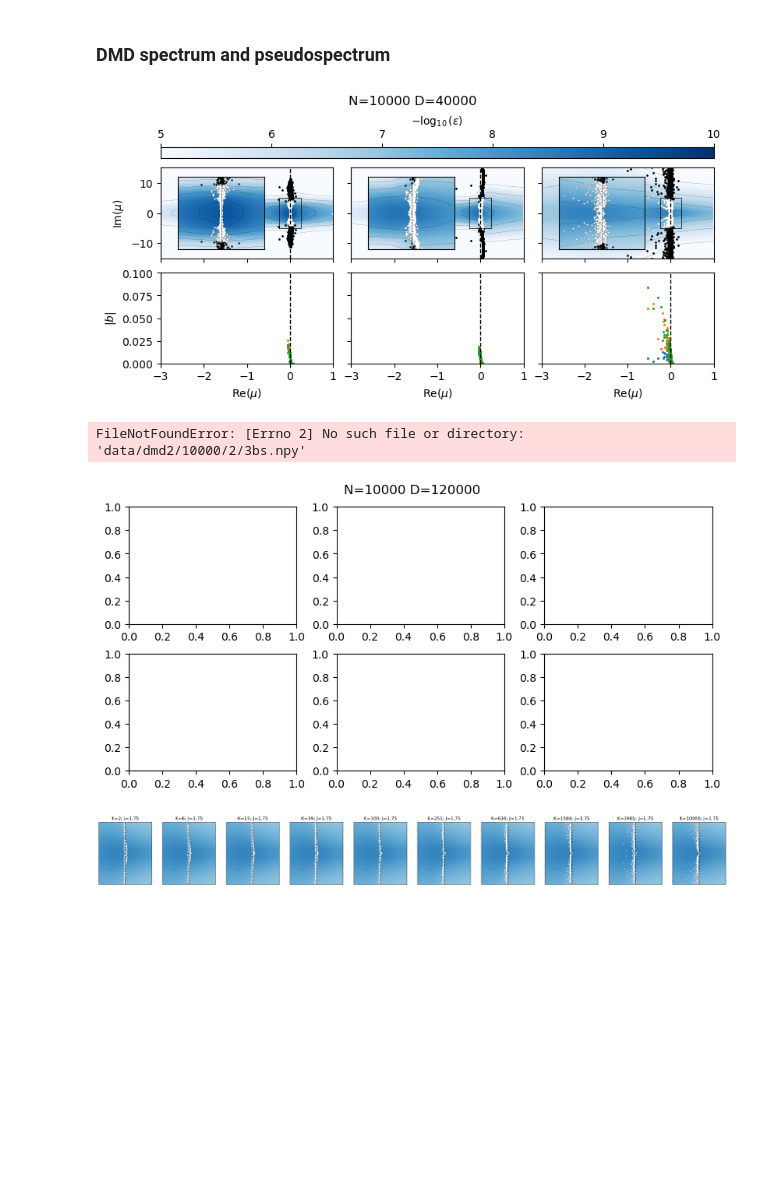
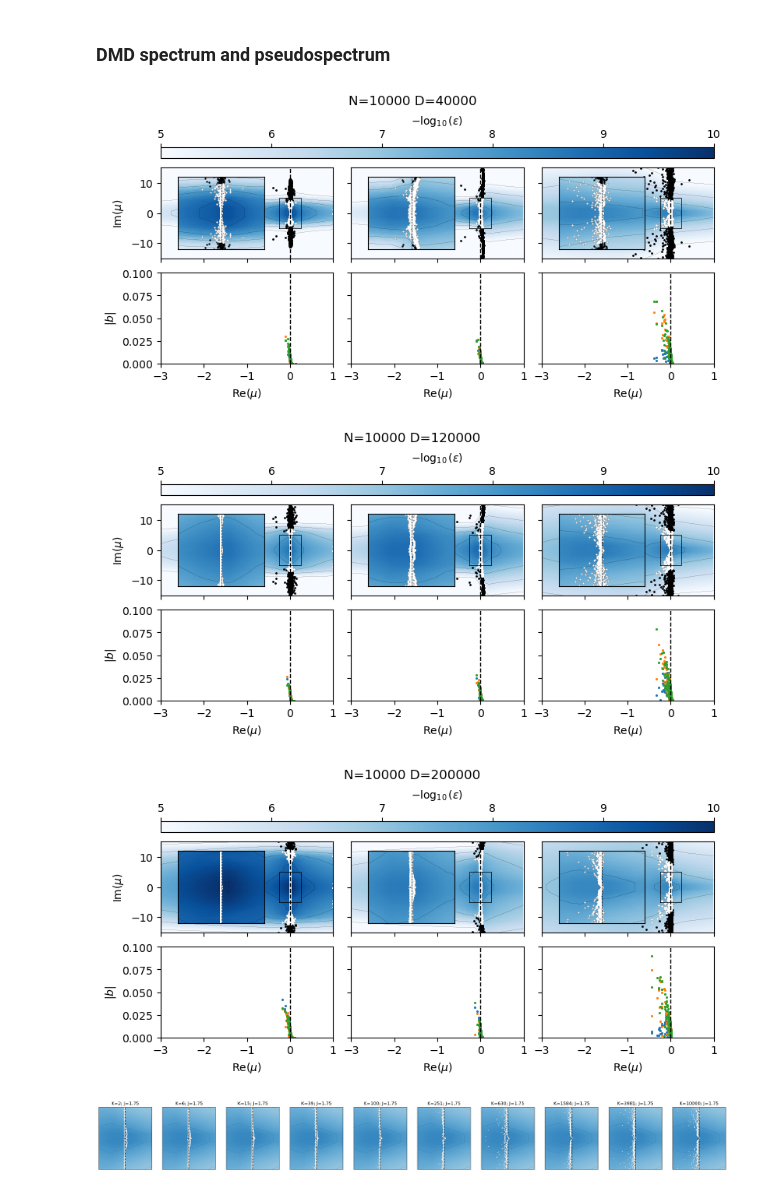
Before and after one commit to znicolaou/kuramoto_dmd, a Jupyter notebook: dmdplot.ipynb, the cells around one changed output. Cells and saved outputs as stored; diff of their text form; code cells hidden in the pictures; blank space fills up the shorter version.

Commit message:
tested data generation

```diff
--- a/dmdplot.ipynb
+++ b/dmdplot.ipynb
@@ -86,8 +86,7 @@ resmax=1E-10
 rescrit=2E-7
 filebases=['data/dmd2/10000/2','data/dmd/10000/2','data/dmd/10000/10000']
 # %%
-# for D in ['1','2','3','4','5']:
-for D in ['1']:
+for D in ['1','2','3','4','5']:
     for filebase0 in filebases:
         phis=np.load('%s/%sphis.npy'%(filebase0,D))
         phitildes=np.load('%s/%sphitildes.npy'%(filebase0,D))
@@ -97,10 +96,7 @@ for D in ['1']:
         lengths=np.load('%s/%slengths.npy'%(filebase0,D))
         Ndict=phis.shape[0]
         inds=np.where(res<rescrit)[0]
-        if D=='5':
-            starts=np.array([0]+np.cumsum(lengths-1).tolist())
-        else:
-            starts=np.arange(numtraj+1)
+        starts=np.array([0]+np.cumsum(lengths-1).tolist())
 
         for n in range(numtraj):
             print(filebase0,D,n,end='          \r')
@@ -117,7 +113,7 @@ for D in ['5']:
     if M==0:
         fig.suptitle('N=%i D=%i'%(N,N*2))
     else:
-        fig.suptitle('N=%i D=%i'%(N,N*2*M+N/2*4*M))
+        fig.suptitle('N=%i D=%i'%(N,N*2*M+N/2*2*M))
 
     for m in range(len(filebases)):
         filebase0=filebases[m]
@@ -183,7 +179,7 @@ for D in ['1','2','3','4','5']:
     if M==0:
         d=N*2
     else:
-        d=N*2*M+N/2*4*M
+        d=N*2*M+N/2*2s*M
 
     for m in range(len(filebases)):
         filebase0=filebases[m]
@@ -233,11 +229,7 @@ for D in ['1','3','5']:
         pseudo1=np.load('%s/%spseudo.npy'%(filebase0,D))
         zs1=np.load('%s/%szs.npy'%(filebase0,D))
         lengths=np.load('%s/%slengths.npy'%(filebase0,D))
-        if D=='5':
-            starts=np.array([0]+np.cumsum(lengths-1).tolist())
-        else:
-            starts=np.arange(numtraj+1)
-
+        starts=np.array([0]+np.cumsum(lengths-1).tolist())
 
         plt.subplot(2,3,4+l)
 
@@ -290,36 +282,36 @@ for D in ['1','3','5']:
 
 
 
         if l>0:
             plt.gca().set_yticklabels([])
         else:
             plt.ylabel(r'$\mathrm{Im}({\mu})$')
         plt.gca().set_xticklabels('')
 
 
         ins_ax = plt.gca().inset_axes([0.1, 0.1, 0.5, 0.8])
         ins_ax.tripcolor(X2.ravel(),Y2.ravel(),C2,cmap='Blues',zorder=-6,vmin=-np.log(resmin)/np.log(10),vmax=-np.log(resmax)/np.log(10))
         ins_ax.tricontour(np.real(np.log(zs1)/dt),np.imag(np.log(zs1)/dt),np.log(1/np.array(pseudo1))/np.log(10),levels=levels,colors=('k',),extend='max',linewidths=0.1,zorder=-5)
         ins_ax.set_rasterization_zorder(0)
         ins_ax.set_xlim(-0.25,0.25)
         ins_ax.set_ylim(-5,5)
         ins_ax.scatter(xs1,ys1,c='black',s=0.5,zorder=-5)
         ins_ax.scatter(xs1[inds],ys1[inds],c='white',s=0.5,zorder=-5)
         ins_ax.plot([0,0],[-5,5],ls='--',lw=0.5,color='black')
         ins_ax.set_xticks([])
         ins_ax.set_yticks([])
 
 
         l=l+1
 
     fig.colorbar(cs1, ax=axs[:,:], location='top',aspect=50,label=r'$-\log_{10}(\varepsilon)$')
 
     plt.savefig('oscillatordmd2_%s.pdf'%D,dpi=200)
     plt.show()
 # %% [output]
-[figure, old version]
+[figure, new version]
-FileNotFoundError: [Errno 2] No such file or directory: 'data/dmd2/10000/2/3bs.npy'
-[figure, old version]
+[figure, new version]
+[figure, added]
 # %%
 Ks=np.sort(np.array(os.listdir('data/dmd/10000'),dtype=int))
 filebases2=['data/dmd/10000/%s/'%n for n in Ks]
```
Also changed, not shown: parts of 5 cells of this notebook, 2 other files.
